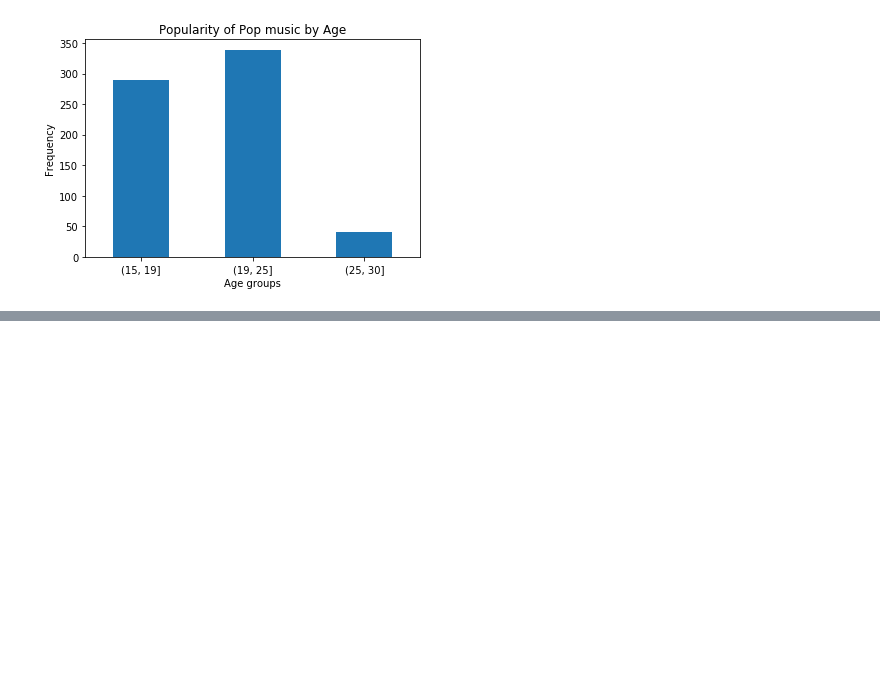
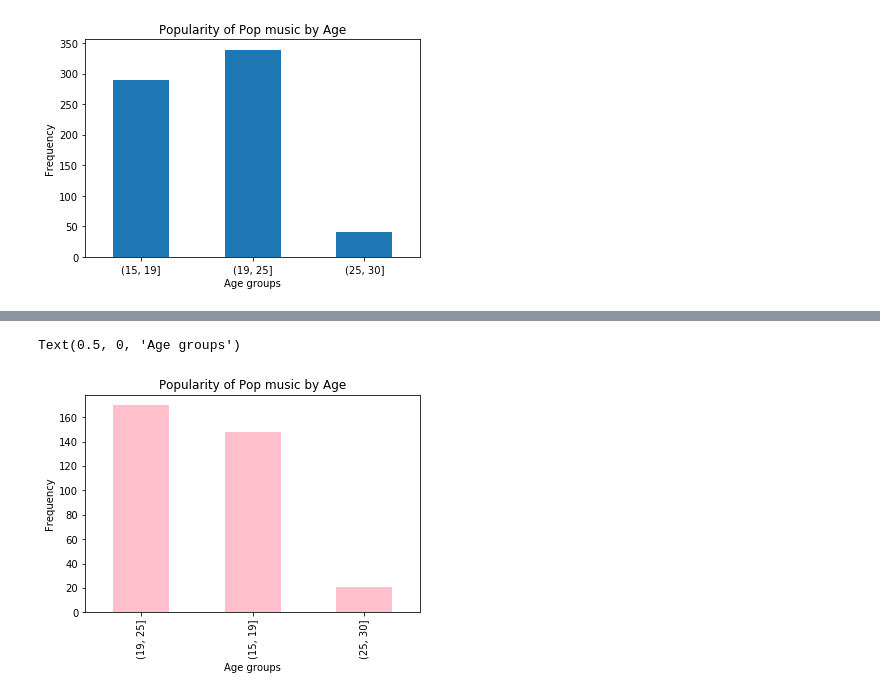
Before and after one commit to Fairfield-University-BA505/final-project-fa2019-tm-3, a Jupyter notebook: Final Notebook.ipynb, the cells around one changed output, grey strips where cells are left out. Cells and saved outputs as stored; diff of their text form; code cells hidden in the pictures; blank space fills up the shorter version.

```diff
--- a/Final Notebook.ipynb
+++ b/Final Notebook.ipynb
@@ -266,3 +243,22 @@ SyntaxError: invalid syntax (<ipython-input-43-af00a2e979ed>, line 2)
+# %%
+research2['age_group']= pd.cut(research2['Age'], bins=[15,19,25,30])
+# call the coloumn to make sure intervals are correct
+# research2['age_group']
+
+pop_likes_df = research2[research2['Pop'] == 'like']
+# calling the Pop coloumn values that only equal like, and running it to make sure it prints correctly
+# pop_likes_df
+
+age_v_pop =pop_likes_df['age_group'].value_counts().plot(kind='bar', color='pink')
+
+# labels
+plt.title('Popularity of Pop music by Age')
+plt.ylabel('Frequency')
+plt.xlabel('Age groups')
+# plt.xticks(rotation='horizontal')
+# %% [output]
+Text(0.5, 0, 'Age groups')
+[figure, added]
 # %%
 # we're trying to count the number of 15-19 year olds who "like" Pop music, and this for each of the age groups
 # https://stackoverflow.com/questions/49814419/using-cut-with-group-by --> tried looking here
```
Also changed, not shown: parts of 2 cells of this notebook.
